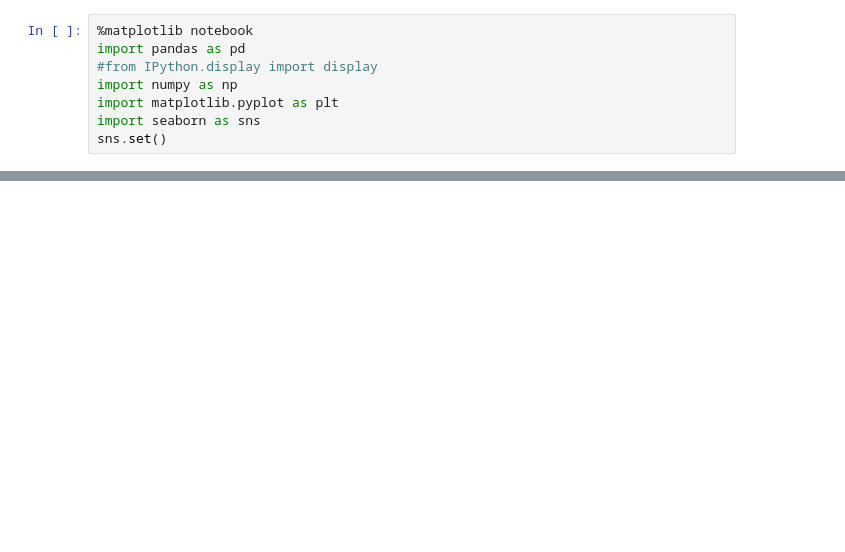
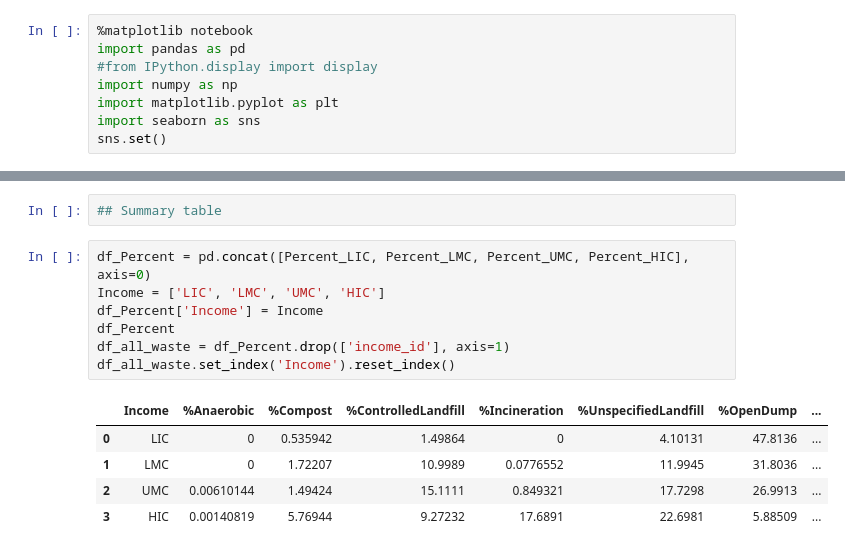
Before and after one commit to ShilpaMuralidhar/WasteManagement, a Jupyter notebook: Data_Science/Untitled.ipynb, the cells around one changed output, grey strips where cells are left out. Cells and saved outputs as stored; diff of their text form; blank space fills up the shorter version.

```diff
--- a/Data_Science/Untitled.ipynb
+++ b/Data_Science/Untitled.ipynb
@@ -41,0 +473,15 @@ df
+# %%
+## Summary table
+# %%
+df_Percent = pd.concat([Percent_LIC, Percent_LMC, Percent_UMC, Percent_HIC], axis=0)
+Income = ['LIC', 'LMC', 'UMC', 'HIC']
+df_Percent['Income'] = Income
+df_Percent
+df_all_waste = df_Percent.drop(['income_id'], axis=1)
+df_all_waste.set_index('Income').reset_index()
+# %% [output]
+|  | Income | %Anaerobic | %Compost | %ControlledLandfill | %Incineration | %UnspecifiedLandfill | %OpenDump | ... |
+| 0 | LIC | 0 | 0.535942 | 1.49864 | 0 | 4.10131 | 47.8136 | ... |
+| 1 | LMC | 0 | 1.72207 | 10.9989 | 0.0776552 | 11.9945 | 31.8036 | ... |
+| 2 | UMC | 0.00610144 | 1.49424 | 15.1111 | 0.849321 | 17.7298 | 26.9913 | ... |
+| 3 | HIC | 0.00140819 | 5.76944 | 9.27232 | 17.6891 | 22.6981 | 5.88509 | ... |
```
Also changed, not shown: parts of 19 cells of this notebook, 12 other files.
